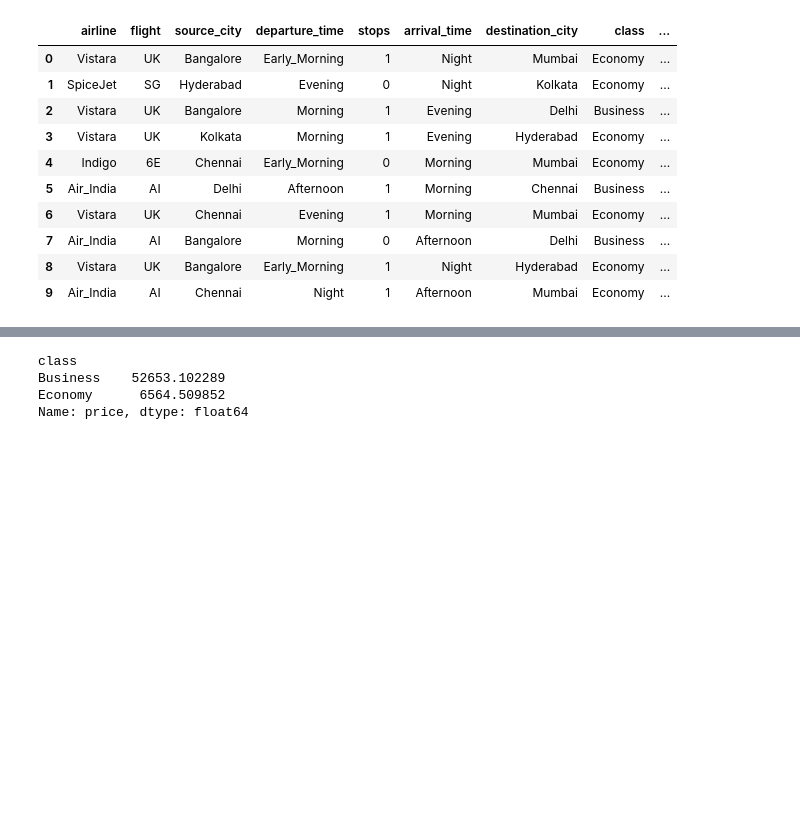
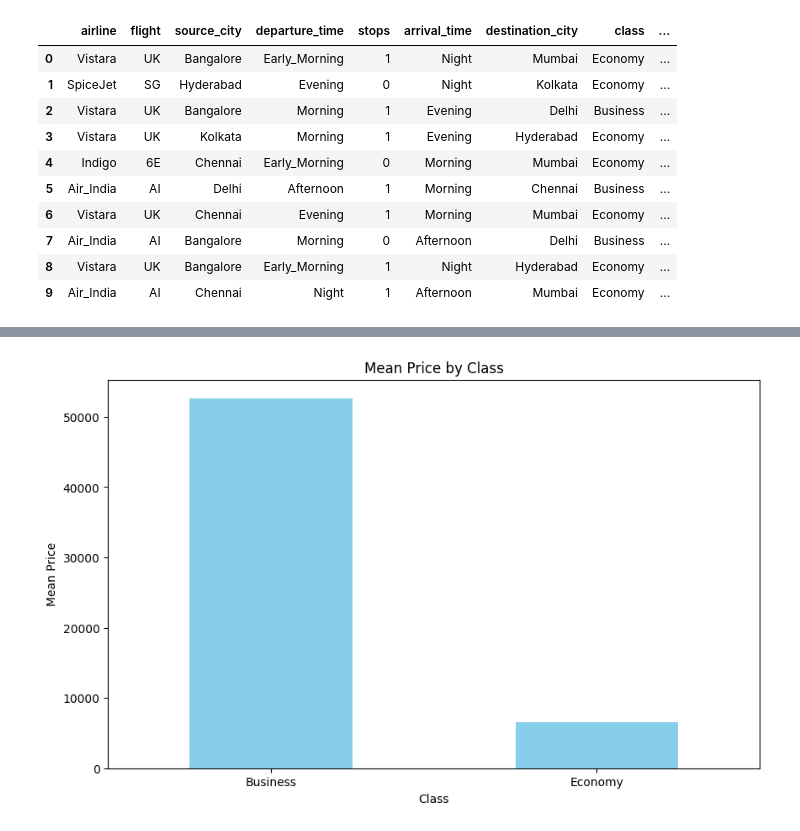
Before and after one commit to UmidjonDev/Flight-service-cost-predictor, a Jupyter notebook: individual_analysis.ipynb, the cells around one changed output, grey strips where cells are left out. Saved outputs shown, nothing was run; the diff lists cells and outputs as text; code cells hidden in the pictures; blank space fills up the shorter version.

```diff
--- a/individual_analysis.ipynb
+++ b/individual_analysis.ipynb
@@ -27,8 +54,13 @@ analysis_data.head(10)
 # %%
 #Average cost of flight for each class category
-analysis_data.groupby('class')['price'].mean()
+mean_prices = analysis_data.groupby('class')['price'].mean()
+
+plt.figure(figsize=(10, 6))
+mean_prices.plot(kind='bar', color='skyblue')
+plt.title('Mean Price by Class')
+plt.xlabel('Class')
+plt.ylabel('Mean Price')
+plt.xticks(rotation=0)
+plt.show()
 # %% [output]
-class
-Business    52653.102289
-Economy      6564.509852
-Name: price, dtype: float64
+[figure, added]
```
Also changed, not shown: parts of 18 cells of this notebook, 9 other files.
